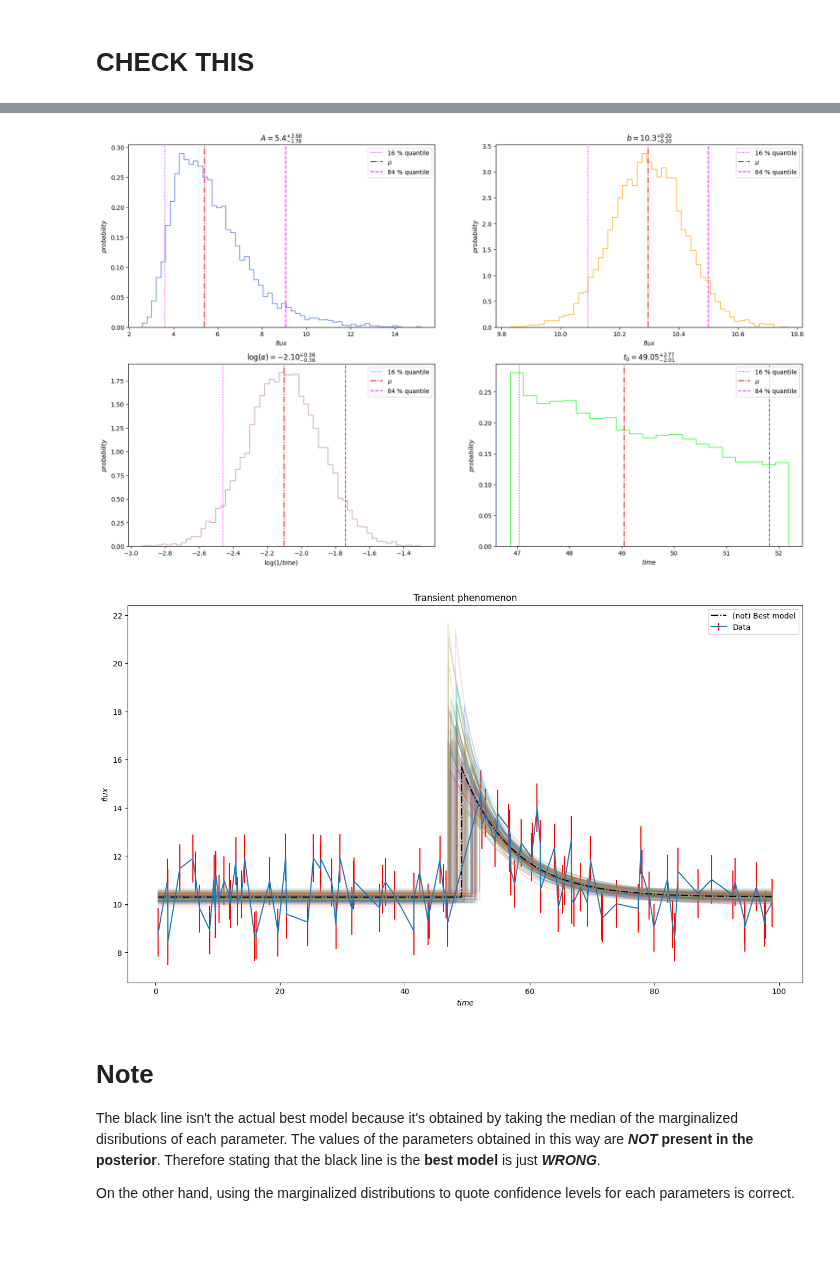
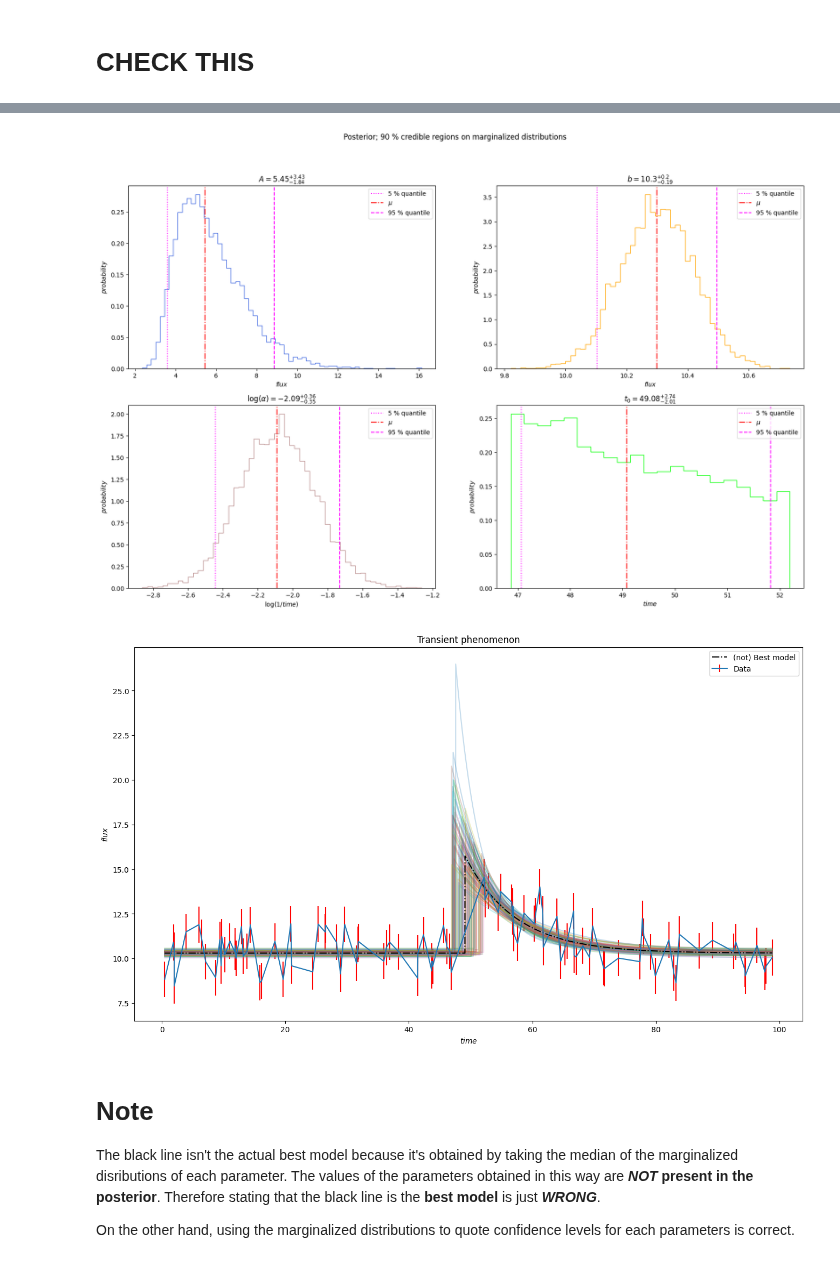
Before and after one commit to F3Solid/astrostatistics_bicocca_2024_exercises, a Jupyter notebook: L11/transient_universe.ipynb, the cells around one changed output, grey strips where cells are left out. Saved outputs shown, nothing was run; the diff lists cells and outputs as text; code cells hidden in the pictures; blank space fills up the shorter version.

```diff
--- a/L11/transient_universe.ipynb
+++ b/L11/transient_universe.ipynb
@@ -266,7 +269,7 @@ plt.show()
 # Styles for the quantiles
 quantile_styles = [':', '-.', '--']
 quantile_colors = ['magenta', 'red', 'magenta']
-quantile_labels = ['16 % quantile', r'$\mu$', '84 % quantile']
+quantile_labels = ['5 % quantile', r'$\mu$', '95 % quantile']
 
 # Save the quantiles of the parameters
 par_quantiles = []
@@ -293,34 +296,36 @@ n_rows = 2
 n_cols = 2
 
 fig, ax = plt.subplots(n_rows, n_cols, figsize=(20,12))
+
+fig.suptitle("Posterior; 90 % credible regions on marginalized distributions")
 
 index = 0
 for i in range(n_rows):
     for j in range(n_cols):
         ax[i][j].set_title(par_labels[index] + '$=$' + par_values_str[index])
         ax[i][j].set_xlabel(par_u_labels[index])
         ax[i][j].set_ylabel(r'$probability$')
 
         ax[i][j].hist(par_pos[index],
                       bins='auto',
                       density=True,
                       color=par_colors[index],
                       histtype='step')
 
         # Quantile lines plotting
         for k in range(len(par_quantiles[index])):
             ax[i][j].axvline(par_quantiles[index][k],
                              color=quantile_colors[k],
                              ls=quantile_styles[k],
                              label=quantile_labels[k])
 
         ax[i][j].legend()
 
         index += 1
 
 plt.show()
 # %% [output]
-[figure, old version]
+[figure, new version]
 # %%
 # Select 100 random samples
 rnd_samples = samples[np.random.randint(0, len(samples), 100)]
@@ -361,7 +366,7 @@ ax.legend()
 
 plt.show()
 # %% [output]
-[figure, old version]
+[figure, new version]
 # %% [markdown]
 # Note
 
```
Also changed, not shown: parts of 5 cells of this notebook.
